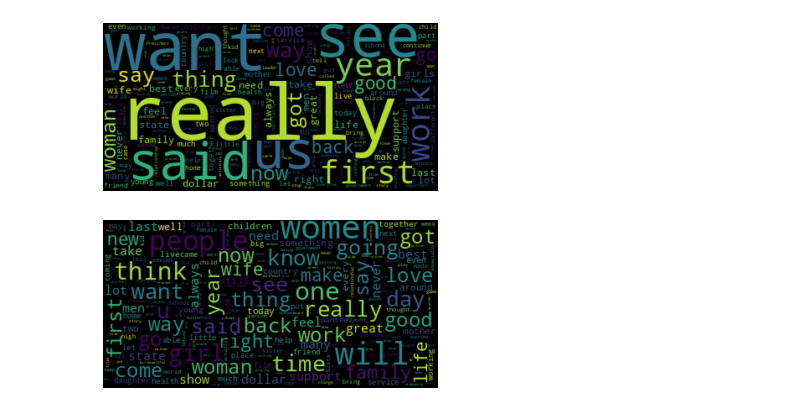
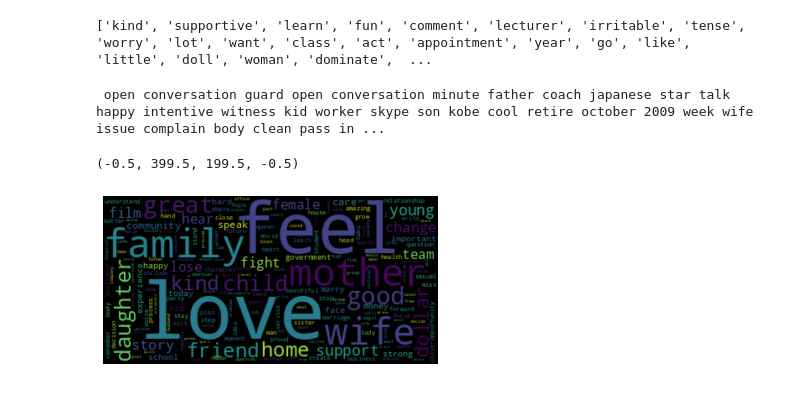
Before and after one commit to epfl-ada/ada-2021-project-adacadabras, a Jupyter notebook: Step 3.ipynb, the cells around one changed output. Drawn from its saved outputs; the diff is of its cells as text; code cells hidden in the pictures.

Commit message:
Wordclouds ready for year running

```diff
--- a/Step 3.ipynb
+++ b/Step 3.ipynb
@@ -51,0 +43,3 @@ for quote in df_0.quotation:
+# %%
+# Remove words shorter than 3 characters
+new_text = ' '.join([w for w in text.split() if len(w)>3])
@@ -51,0 +73,3 @@ for quote in df_0.quotation:
+# %%
+#Creating a spacy object
+doc = nlp(new_text)
@@ -52,21 +82,33 @@ for quote in df_0.quotation:
+# %%
+# Lemmatization
+# removing stop words and lematize
+words = []
+words = words + [token.lemma_ for token in doc if (str(token) in stopwords) != True and token.is_punct != True
+                    and str(token) != '-PRON-' and str(token) != '`']
+# %%
+print(words[:100])
+# %% [output]
+['kind', 'supportive', 'learn', 'fun', 'comment', 'lecturer', 'irritable', 'tense', 'worry', 'lot', 'want', 'class', 'act', 'appointment', 'year', 'go', 'like', 'little', 'doll', 'woman', 'dominate',  ...
+# %%
+text_wordcloud = ""
+
+for element in words:
+    text_wordcloud = text_wordcloud + ' ' + element
+# %%
+print(text_wordcloud[:2000])
+# %% [output]
+ open conversation guard open conversation minute father coach japanese star talk happy intentive witness kid worker skype son kobe cool retire october 2009 week wife issue complain body clean pass in ...
 # %%
-#Generating a square wordcloud from the US constitution using default arguments.
-stopwords = ["women", "people", "going", "think", "will", "u", "one", "girl", "know", "day", "time", "really"] + list(STOPWORDS)
-
 # Generate a word cloud image
-wordcloud = WordCloud(stopwords=stopwords).generate(text)
+wordcloud = WordCloud(stopwords=stopwords).generate(text_wordcloud)
 
 # Display the generated image:
 # the matplotlib way:
 plt.imshow(wordcloud, interpolation='bilinear')
 plt.axis("off")
 
 # lower max_font_size
-wordcloud = WordCloud(max_font_size=40).generate(text)
-plt.figure()
-plt.imshow(wordcloud, interpolation="bilinear")
-plt.axis("off")
-plt.show()
+# wordcloud = WordCloud(max_font_size=40).generate(text)
 # %% [output]
+(-0.5, 399.5, 199.5, -0.5)
-[figure, old version]
+[figure, new version]
-[figure, removed]
```
Also changed, not shown: parts of 19 cells of this notebook, 3 other files.
